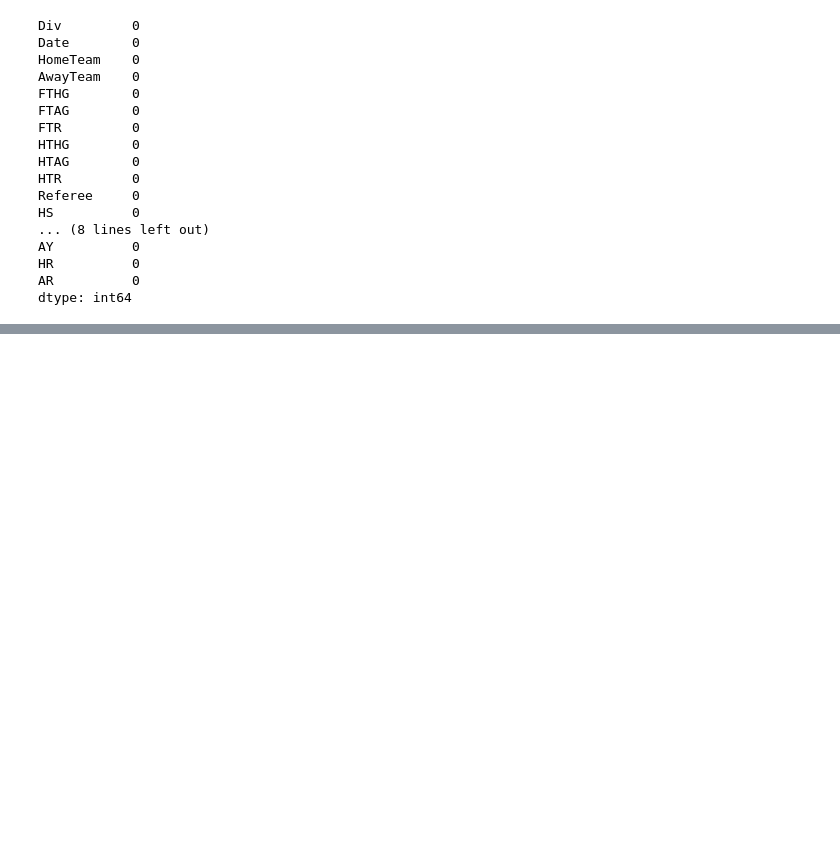
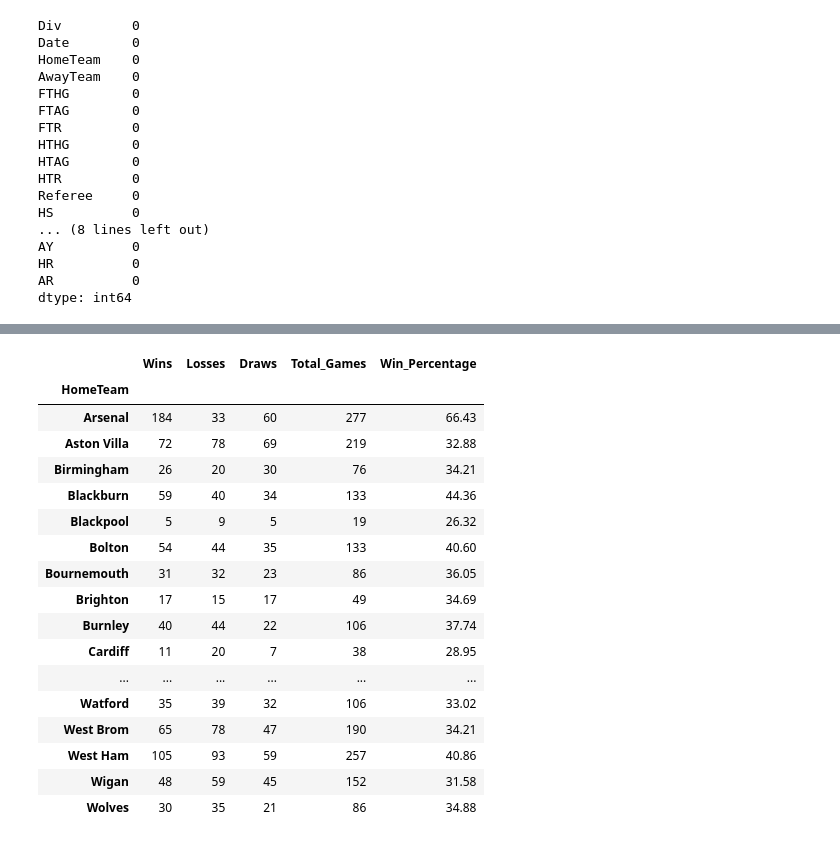
Before and after one commit to BrianMcCabe96/4447_final, a Jupyter notebook: Final_draft_Seaborn_Testing.ipynb, the cells around one changed output, grey strips where cells are left out. Drawn from its saved outputs; the diff is of its cells as text; code cells hidden in the pictures; blank space fills up the shorter version.

```diff
--- a/Final_draft_Seaborn_Testing.ipynb
+++ b/Final_draft_Seaborn_Testing.ipynb
@@ -103,0 +224,27 @@ sb.catplot(x ="HomeTeam", hue ="FTR", kind ="count", data = soccer, height = 20,
+# %%
+grouped = soccer.groupby(['HomeTeam'])
+team_data = grouped['FTR_H'].agg([('Wins','sum')])
+team_data['Losses'] = grouped['FTR_A'].agg(['sum'])['sum']
+team_data['Draws'] = grouped['FTR_D'].agg(['sum'])['sum']
+team_data['Total_Games'] = grouped['FTR_H'].agg(['count'])
+team_data['Win_Percentage'] = round(team_data['Wins']/team_data['Total_Games']*100,2)
+team_data
+# %% [output]
+|  | Wins | Losses | Draws | Total_Games | Win_Percentage |
+| HomeTeam |  |  |  |  |  |
+| Arsenal | 184 | 33 | 60 | 277 | 66.43 |
+| Aston Villa | 72 | 78 | 69 | 219 | 32.88 |
+| Birmingham | 26 | 20 | 30 | 76 | 34.21 |
+| Blackburn | 59 | 40 | 34 | 133 | 44.36 |
+| Blackpool | 5 | 9 | 5 | 19 | 26.32 |
+| Bolton | 54 | 44 | 35 | 133 | 40.60 |
+| Bournemouth | 31 | 32 | 23 | 86 | 36.05 |
+| Brighton | 17 | 15 | 17 | 49 | 34.69 |
+| Burnley | 40 | 44 | 22 | 106 | 37.74 |
+| Cardiff | 11 | 20 | 7 | 38 | 28.95 |
+| ... | ... | ... | ... | ... | ... |
+| Watford | 35 | 39 | 32 | 106 | 33.02 |
+| West Brom | 65 | 78 | 47 | 190 | 34.21 |
+| West Ham | 105 | 93 | 59 | 257 | 40.86 |
+| Wigan | 48 | 59 | 45 | 152 | 31.58 |
+| Wolves | 30 | 35 | 21 | 86 | 34.88 |
```
Also changed, not shown: parts of 13 cells of this notebook.
